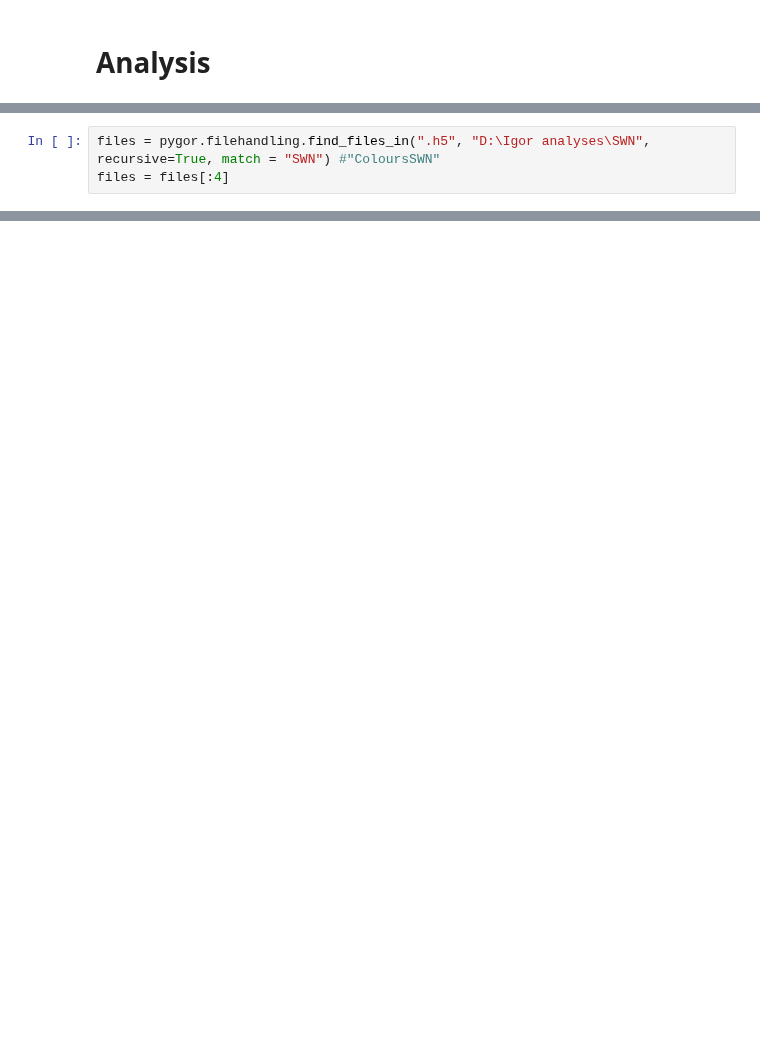
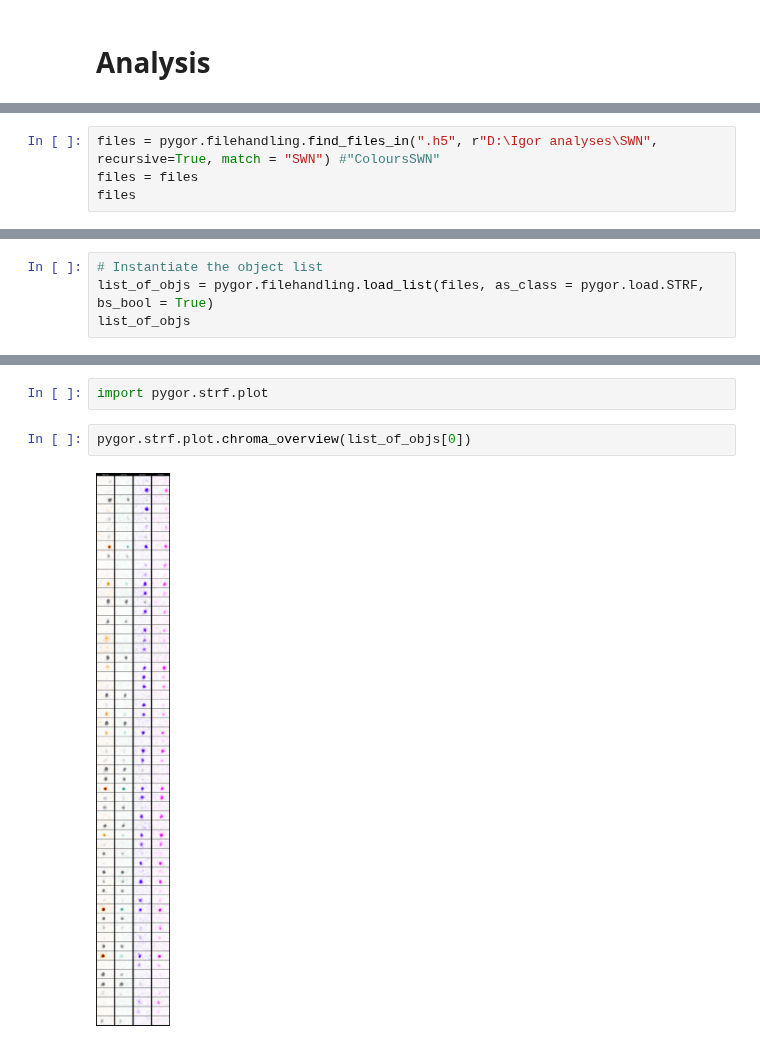
Before and after one commit to simbru/pygor, a Jupyter notebook: Notebooks/RF_analysis.ipynb, the cells around one changed output, grey strips where cells are left out. Saved outputs shown, nothing was run; the diff lists cells and outputs as text; blank space fills up the shorter version.

```diff
--- a/Notebooks/RF_analysis.ipynb
+++ b/Notebooks/RF_analysis.ipynb
@@ -62,3 +47,4 @@ import pygor.analyse.strf
 # %%
-files = pygor.filehandling.find_files_in(".h5", "D:\Igor analyses\SWN", recursive=True, match = "SWN") #"ColoursSWN"
-files = files[:4]
+files = pygor.filehandling.find_files_in(".h5", r"D:\Igor analyses\SWN", recursive=True, match = "SWN") #"ColoursSWN"
+files = files
+files
@@ -73,0 +69,4 @@ Attached data: <class 'pygor.classes.strf.STRF'>
+# %%
+# Instantiate the object list
+list_of_objs = pygor.filehandling.load_list(files, as_class = pygor.load.STRF, bs_bool = True)
+list_of_objs
@@ -90,0 +132,6 @@ chroma_df
+# %%
+import pygor.strf.plot
+# %%
+pygor.strf.plot.chroma_overview(list_of_objs[0])
+# %% [output]
+[figure, added]
```
Also changed, not shown: parts of 12 cells of this notebook, 1 other file.
